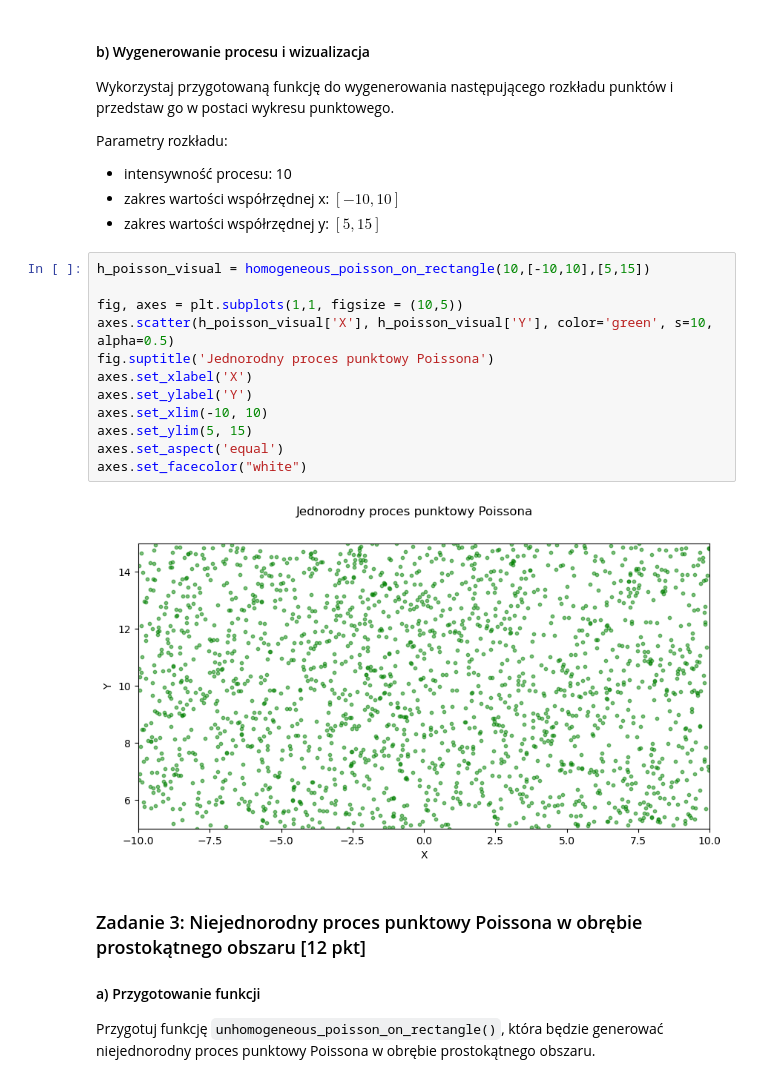
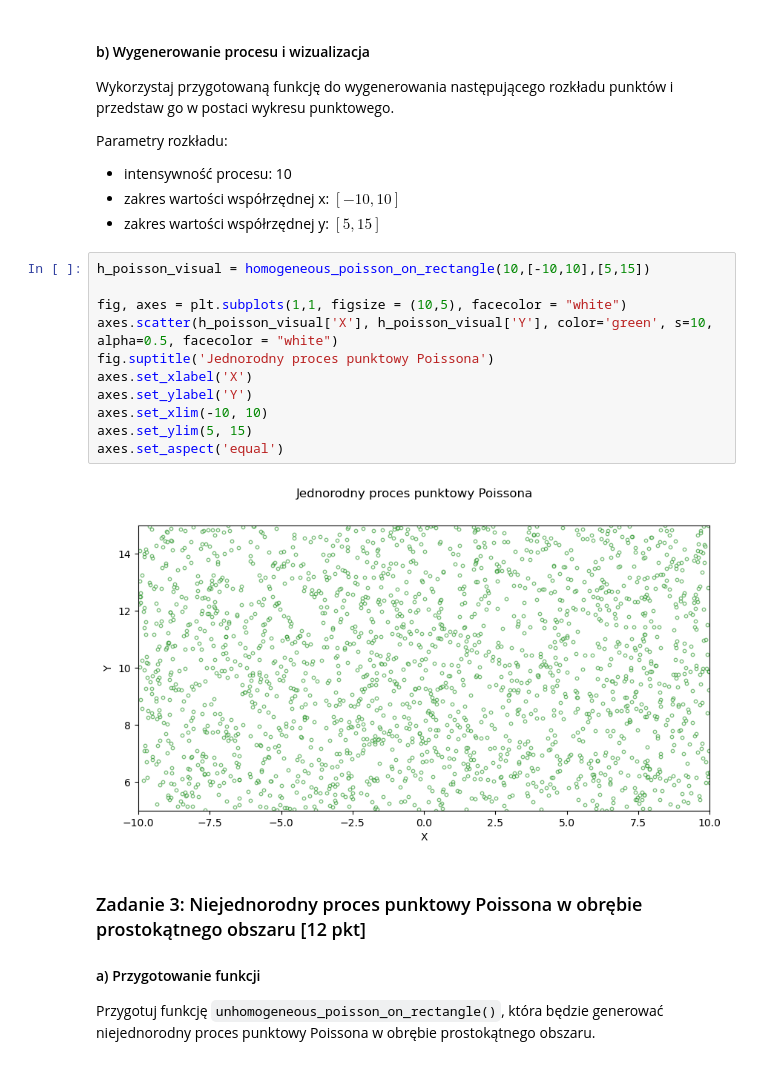
Before and after one commit to ArsBeneMoriendi/analiza_danych_przestrzennych, a Jupyter notebook: ZZ01/ZZ01.ipynb, the cells around one changed output. Saved outputs shown, nothing was run; the diff lists cells and outputs as text.

```diff
--- a/ZZ01/ZZ01.ipynb
+++ b/ZZ01/ZZ01.ipynb
@@ -190,17 +190,16 @@ Parametry rozkładu:
 # %%
 h_poisson_visual = homogeneous_poisson_on_rectangle(10,[-10,10],[5,15])
 
-fig, axes = plt.subplots(1,1, figsize = (10,5))
-axes.scatter(h_poisson_visual['X'], h_poisson_visual['Y'], color='green', s=10, alpha=0.5)
+fig, axes = plt.subplots(1,1, figsize = (10,5), facecolor = "white")
+axes.scatter(h_poisson_visual['X'], h_poisson_visual['Y'], color='green', s=10, alpha=0.5, facecolor = "white")
 fig.suptitle('Jednorodny proces punktowy Poissona')
 axes.set_xlabel('X')
 axes.set_ylabel('Y')
 axes.set_xlim(-10, 10)
 axes.set_ylim(5, 15)
 axes.set_aspect('equal')
-axes.set_facecolor("white")
 # %% [output]
-[figure, old version]
+[figure, new version]
 # %% [markdown]
 ### Zadanie 3: Niejednorodny proces punktowy Poissona w obrębie prostokątnego obszaru [12 pkt]
 
```
Also changed, not shown: parts of 5 cells of this notebook.
